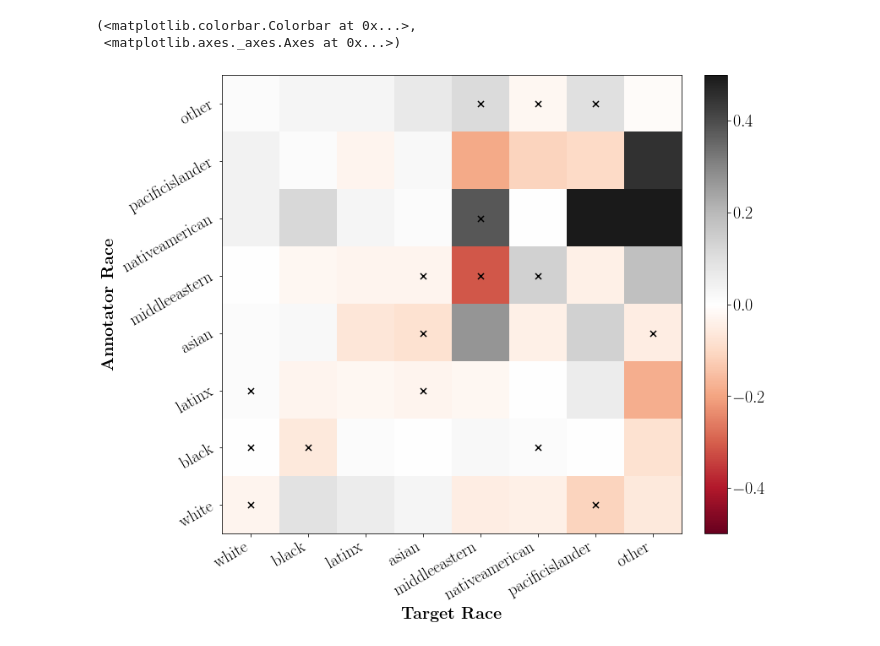
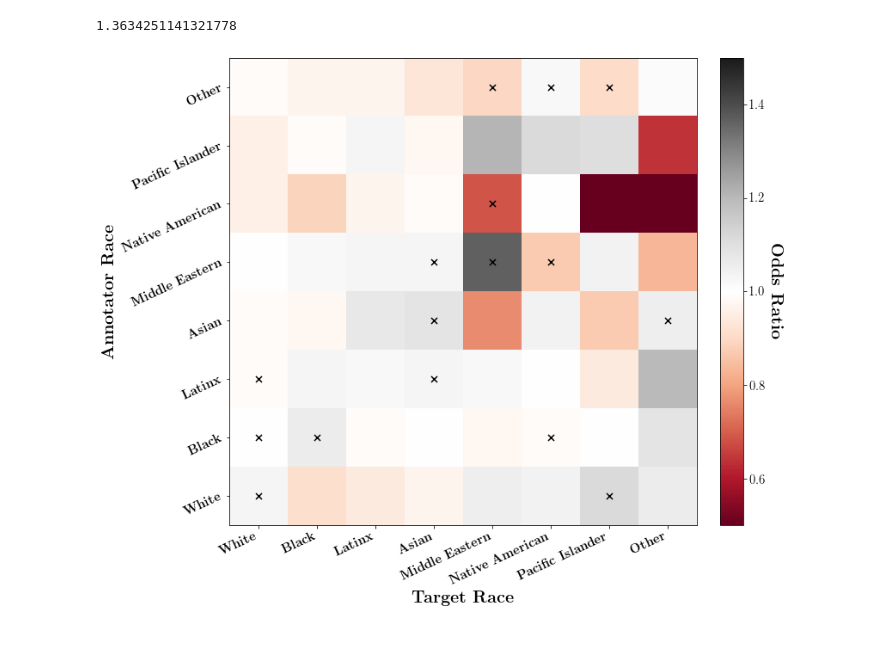
Before and after one commit to dlab-projects/annotator_sensitivity_irt, a Jupyter notebook: notebooks/analyze_exp08.ipynb, the cells around one changed output. Cells and saved outputs as stored; diff of their text form; code cells hidden in the pictures.

```diff
--- a/notebooks/analyze_exp08.ipynb
+++ b/notebooks/analyze_exp08.ipynb
@@ -135,21 +110,38 @@ plt.savefig('interaction.png', dpi=600, bbox_inches='tight')
+# %%
+np.exp(-biases).max()
+# %% [output]
+1.3634251141321778
 # %%
 fig, ax = plt.subplots(1, 1, figsize=(10, 10))
-img = ax.imshow(biases, cmap='RdGy', vmax=0.5, vmin=-0.5, origin='lower')
+img = ax.imshow(np.exp(-biases), cmap='RdGy', vmax=0.5, vmin=1.5, origin='lower')
 ax.set_xticks(np.arange(8))
 ax.set_yticks(np.arange(8))
 ax.set_xticklabels(sorted_races, rotation=30, ha='right')
 ax.set_yticklabels(sorted_races, rotation=30, ha='right')
 ax.tick_params(labelsize=20)
 
 for ii in range(p_values.shape[0]):
     for jj in range(p_values.shape[1]):
         if p_values[ii, jj] < 0.1:
             ax.scatter(ii, jj, marker='x', color='black', s=50)
 
 ax.set_xlabel(r'\textbf{Target Race}', fontsize=20)
 ax.set_ylabel(r'\textbf{Annotator Race}', fontsize=20)
-mplego.colorbar.append_colorbar_to_axis(ax, img)
+cb, cax = mplego.colorbar.append_colorbar_to_axis(ax, img)
+ax.set_xticklabels(
+    [r'\textbf{White}', r'\textbf{Black}', r'\textbf{Latinx}',
+     r'\textbf{Asian}', r'\textbf{Middle Eastern}', r'\textbf{Native American}',
+     r'\textbf{Pacific Islander}', r'\textbf{Other}'],
+    ha='right', rotation=25,
+    fontsize=15)
+ax.set_yticklabels(
+    [r'\textbf{White}', r'\textbf{Black}', r'\textbf{Latinx}',
+     r'\textbf{Asian}', r'\textbf{Middle Eastern}', r'\textbf{Native American}',
+     r'\textbf{Pacific Islander}', r'\textbf{Other}'],
+    ha='right', rotation=25,
+    fontsize=15)
+cb.set_label(r'\textbf{Odds Ratio}', fontsize=20, labelpad=20, rotation=270)
+cb.ax.tick_params(labelsize=15)
+plt.savefig('full_grid.png', bbox_inches='tight')
 # %% [output]
-(<matplotlib.colorbar.Colorbar at 0x...>,
- <matplotlib.axes._axes.Axes at 0x...>)
-[figure, old version]
+[figure, new version]
```
Also changed, not shown: parts of 5 cells of this notebook.
